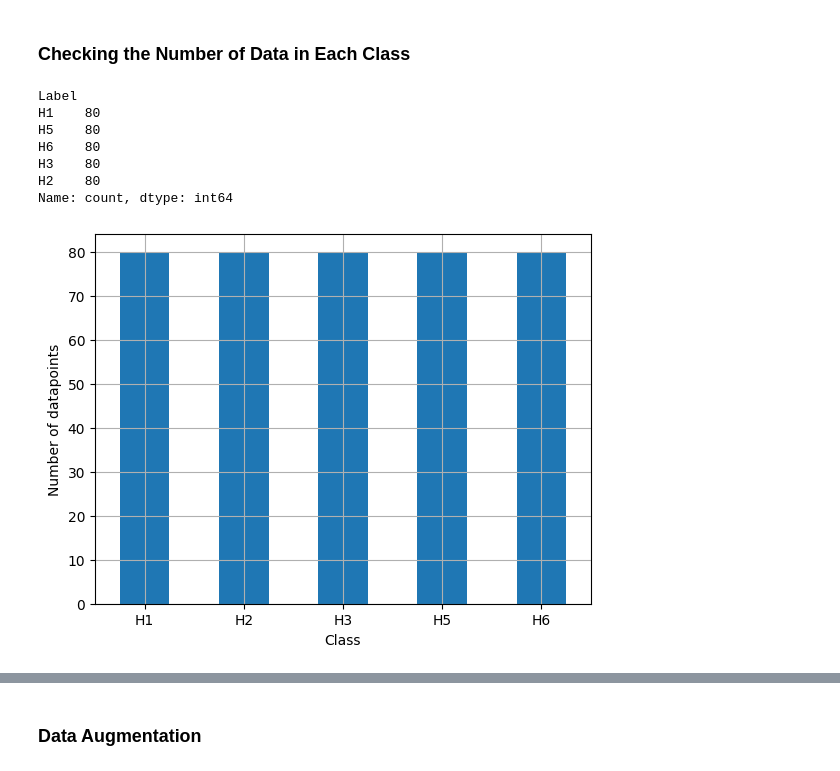
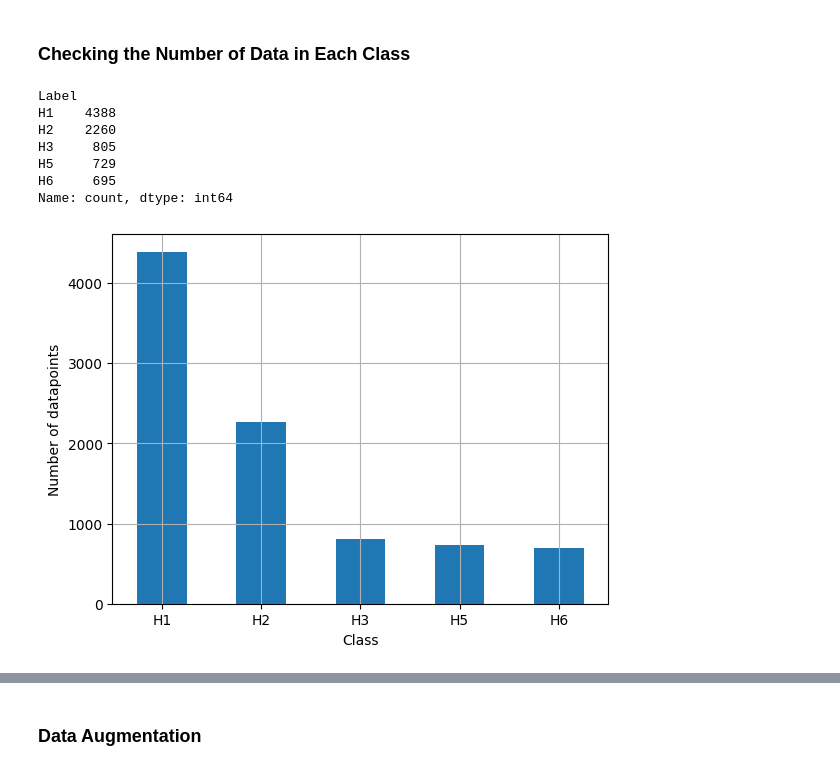
Before and after one commit to OlgaTorgashova/fungus-classification, a Jupyter notebook: EE258_Project.ipynb, the cells around one changed output, grey strips where cells are left out. Cells and saved outputs as stored; diff of their text form; code cells hidden in the pictures.

Commit message:
Fungus image classification
Version 4

```diff
--- a/EE258_Project.ipynb
+++ b/EE258_Project.ipynb
@@ -209,0 +509,20 @@ max    399.000000    4.000000    1.000000    1.000000    1.000000    1.000000
+# %%
+# Group the dataframe by class
+Defungi_data_split = Defungi_data_clear.groupby(['Class'])
+
+# Get the groups dictionary
+groups = Defungi_data_split.groups
+
+# Initialize the Test_data column with 0
+Defungi_data_clear.loc[:,'Test_data'] = 0
+
+# Loop over the classes
+for Class in groups:
+    # Get a random sample of the rows for each class
+    sample = Defungi_data_clear.loc[groups[Class]].sample(frac = project_split)
+    # Print the number of rows in the sample
+    print(len(sample))
+    # Assign 1 to the Test_data column for the sample rows
+    Defungi_data_clear.loc[sample.index, 'Test_data'] = 1
+
+print(Defungi_data_clear.groupby(['Test_data']).count())
@@ -230,18 +774,18 @@ plt.show()
 # %% [markdown]
 ### Checking the Number of Data in Each Class
 # %%
-Cat = Defungi_data["Label"].value_counts()
+Cat = Defungi_data_clear["Label"].value_counts()
 print(Cat)
-Defungi_data["Label"].value_counts().sort_index().plot.bar(rot=0, grid=True)
+Defungi_data_clear["Label"].value_counts().sort_index().plot.bar(rot=0, grid=True)
 plt.xlabel("Class")
 plt.ylabel("Number of datapoints")
 plt.show()
 # %% [output]
 Label
-H1    80
-H5    80
-H6    80
-H3    80
-H2    80
+H1    4388
+H2    2260
+H3     805
+H5     729
+H6     695
 Name: count, dtype: int64
-[figure, old version]
+[figure, new version]
```
Also changed, not shown: parts of 57 cells of this notebook.
